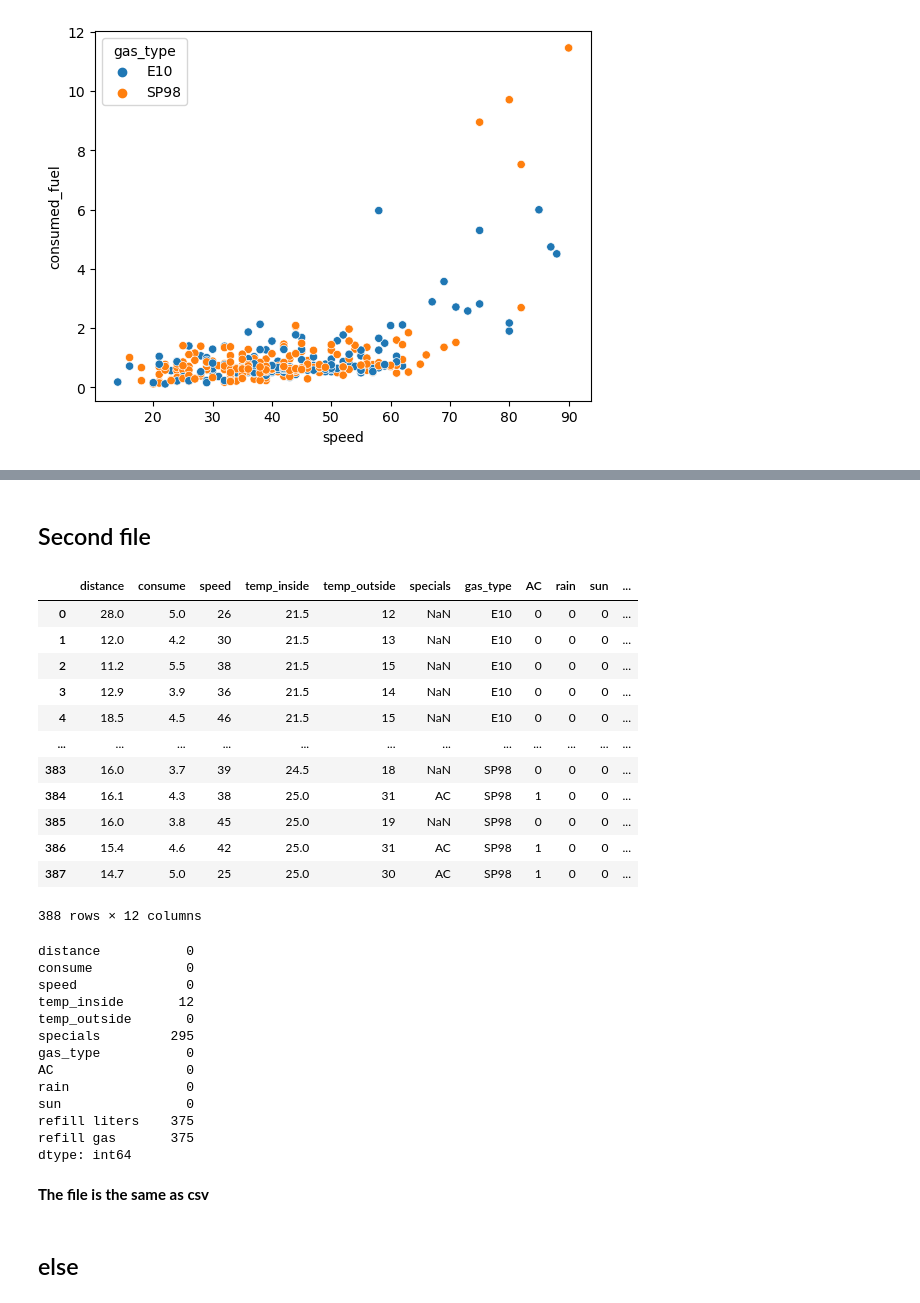
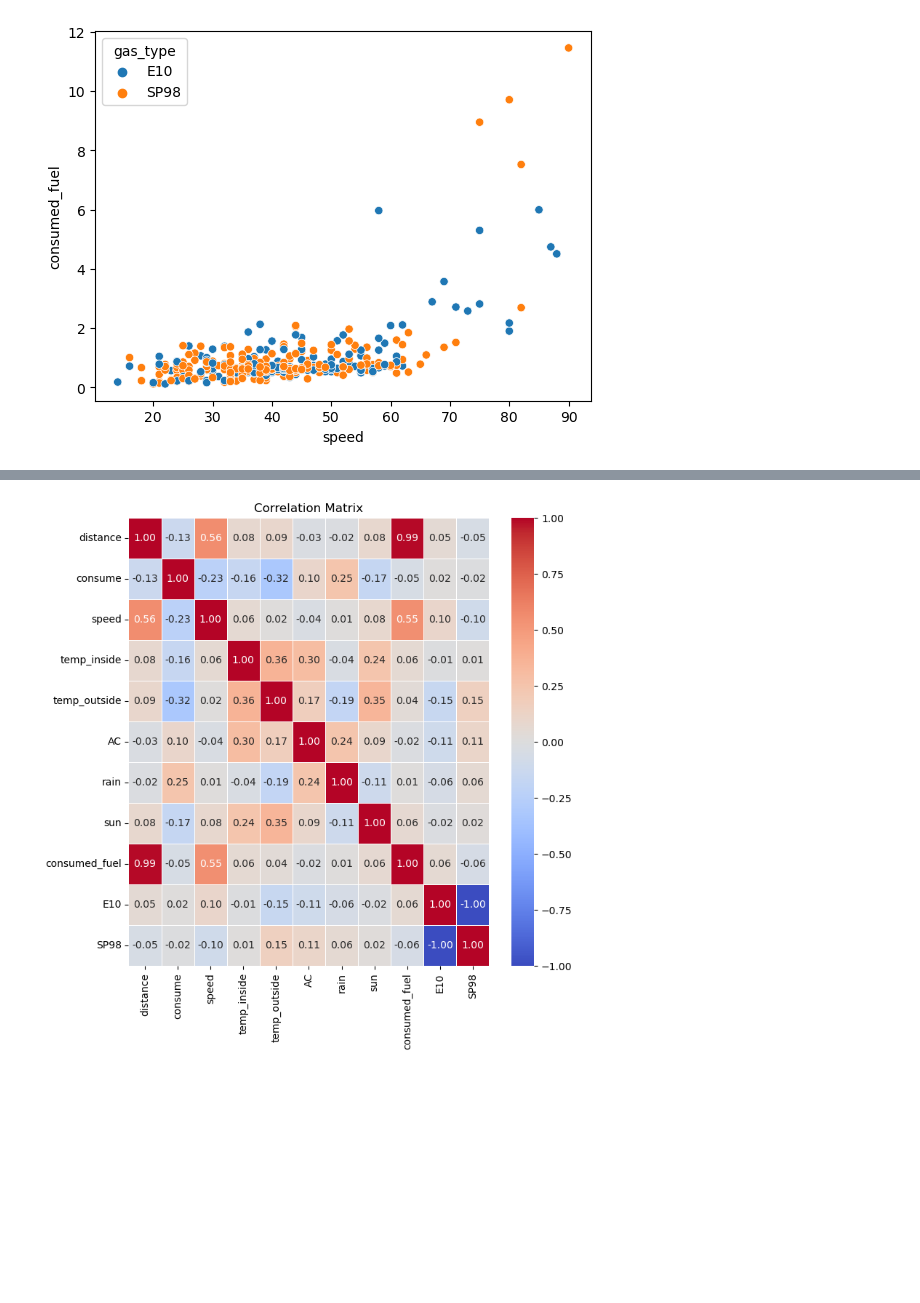
Before and after one commit to Beata2307/technical_challenge_DA, a Jupyter notebook: Technical_challenge.ipynb, the cells around one changed output, grey strips where cells are left out. Drawn from its saved outputs; the diff is of its cells as text; code cells hidden in the pictures; blank space fills up the shorter version.

```diff
--- a/Technical_challenge.ipynb
+++ b/Technical_challenge.ipynb
@@ -322,0 +314,4 @@ df[['temp_inside', 'temp_outside', 'AC']][df['temp_inside'].isna()]
+# %%
+get_dummies = pd.get_dummies(df['gas_type']).astype(int)
+# %%
+df_new = pd.concat([df, get_dummies], axis=1)
@@ -323,2 +326,4 @@ df[['temp_inside', 'temp_outside', 'AC']][df['temp_inside'].isna()]
+# %%
+numerical = ['distance', 'consume', 'speed', 'temp_inside', 'temp_outside','AC', 'rain', 'sun', 'consumed_fuel', 'E10', 'SP98']
 # %%
-df[['temp_inside', 'temp_outside','AC']]
+corr_matrix = df_new[numerical].corr()
@@ -339,2 +329,0 @@ df[['temp_inside', 'temp_outside','AC']]
-# %% [markdown]
-## Second file
@@ -343,36 +330,7 @@ df_2 = pd.read_excel('data/measurements2.xlsx')
-# %%
-df_2
-# %% [output]
-|  | distance | consume | speed | temp_inside | temp_outside | specials | gas_type | AC | rain | sun | ... |
-| 0 | 28.0 | 5.0 | 26 | 21.5 | 12 | NaN | E10 | 0 | 0 | 0 | ... |
-| 1 | 12.0 | 4.2 | 30 | 21.5 | 13 | NaN | E10 | 0 | 0 | 0 | ... |
-| 2 | 11.2 | 5.5 | 38 | 21.5 | 15 | NaN | E10 | 0 | 0 | 0 | ... |
-| 3 | 12.9 | 3.9 | 36 | 21.5 | 14 | NaN | E10 | 0 | 0 | 0 | ... |
-| 4 | 18.5 | 4.5 | 46 | 21.5 | 15 | NaN | E10 | 0 | 0 | 0 | ... |
-| ... | ... | ... | ... | ... | ... | ... | ... | ... | ... | ... | ... |
-| 383 | 16.0 | 3.7 | 39 | 24.5 | 18 | NaN | SP98 | 0 | 0 | 0 | ... |
-| 384 | 16.1 | 4.3 | 38 | 25.0 | 31 | AC | SP98 | 1 | 0 | 0 | ... |
-| 385 | 16.0 | 3.8 | 45 | 25.0 | 19 | NaN | SP98 | 0 | 0 | 0 | ... |
-| 386 | 15.4 | 4.6 | 42 | 25.0 | 31 | AC | SP98 | 1 | 0 | 0 | ... |
-| 387 | 14.7 | 5.0 | 25 | 25.0 | 30 | AC | SP98 | 1 | 0 | 0 | ... |
-388 rows × 12 columns
-# %%
-df_2.isna().sum()
-# %% [output]
-distance           0
-consume            0
-speed              0
-temp_inside       12
-temp_outside       0
-specials         295
-gas_type           0
-AC                 0
-rain               0
-sun                0
-refill liters    375
-refill gas       375
-dtype: int64
-# %% [markdown]
-**The file is the same as csv**
-# %% [markdown]
-## else
+# %%
+plt.figure(figsize=(8, 8))
+sns.heatmap(corr_matrix, annot=True, cmap='coolwarm', fmt='.2f', linewidths=0.5)
+plt.title('Correlation Matrix')
+plt.show()
+# %% [output]
+[figure, added]
```
Also changed, not shown: parts of 35 cells of this notebook.
